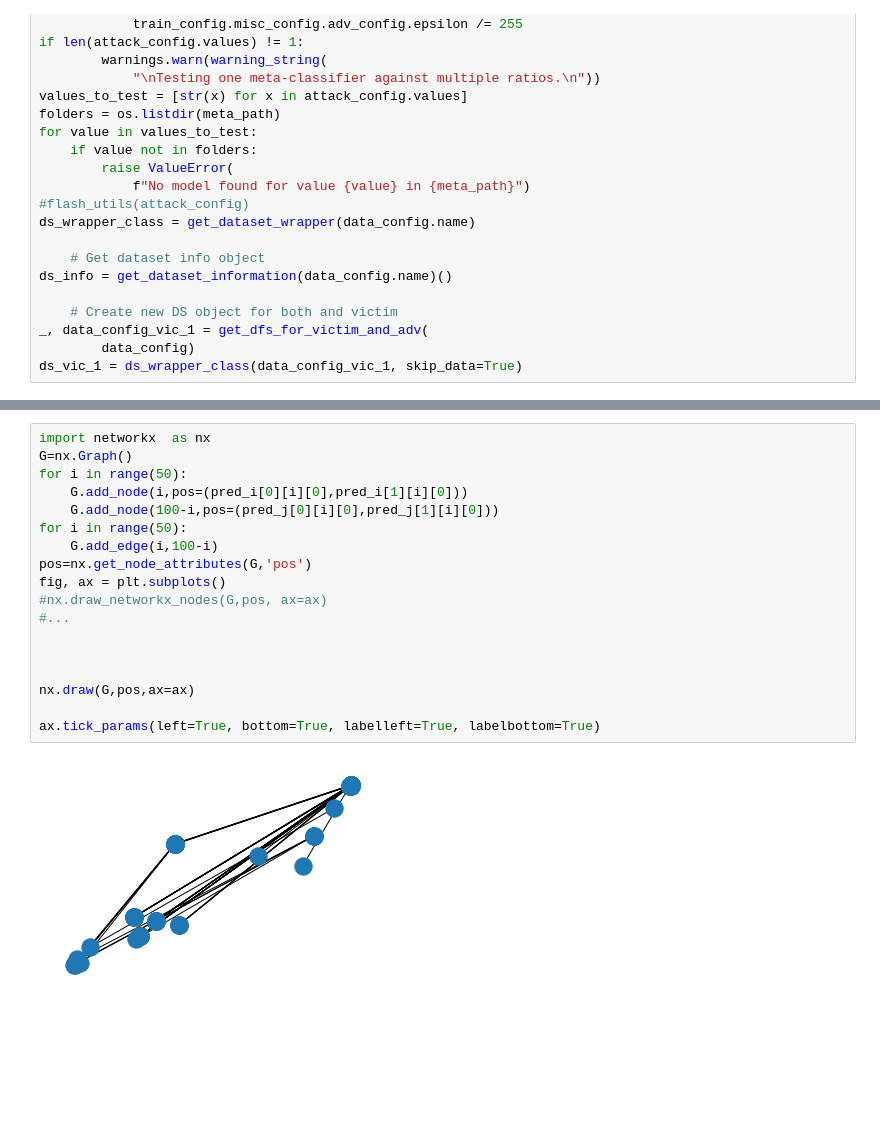
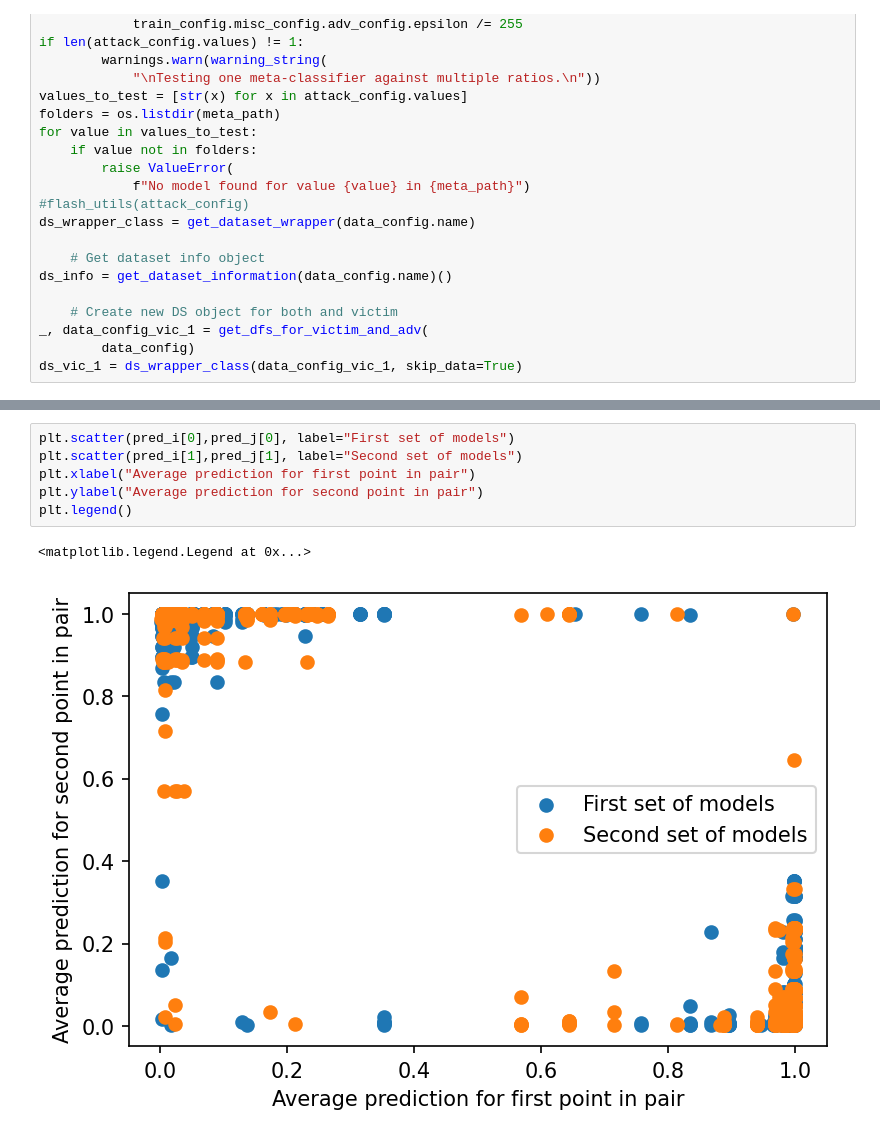
Before and after one commit to iamgroot42/dissecting_dist_inf, a Jupyter notebook: experiments/interpretability_amc.ipynb, the cells around one changed output, grey strips where cells are left out. Saved outputs shown, nothing was run; the diff lists cells and outputs as text; blank space fills up the shorter version.

```diff
--- a/experiments/interpretability_amc.ipynb
+++ b/experiments/interpretability_amc.ipynb
@@ -259,20 +279,9 @@ plt.scatter(pred_i[1],pred_j[1])
-# %%
-import networkx  as nx
-G=nx.Graph()
-for i in range(50):
-    G.add_node(i,pos=(pred_i[0][i][0],pred_i[1][i][0]))
-    G.add_node(100-i,pos=(pred_j[0][i][0],pred_j[1][i][0]))
-for i in range(50):
-    G.add_edge(i,100-i)
-pos=nx.get_node_attributes(G,'pos')
-fig, ax = plt.subplots()
-#nx.draw_networkx_nodes(G,pos, ax=ax)
-#...
-
-
-
-nx.draw(G,pos,ax=ax)
-
-ax.tick_params(left=True, bottom=True, labelleft=True, labelbottom=True)
-# %% [output]
-[figure, removed]
+# %%
+plt.scatter(pred_i[0],pred_j[0], label="First set of models")
+plt.scatter(pred_i[1],pred_j[1], label="Second set of models")
+plt.xlabel("Average prediction for first point in pair")
+plt.ylabel("Average prediction for second point in pair")
+plt.legend()
+# %% [output]
+<matplotlib.legend.Legend at 0x...>
+[figure, added]
```
Also changed, not shown: parts of 18 cells of this notebook.
